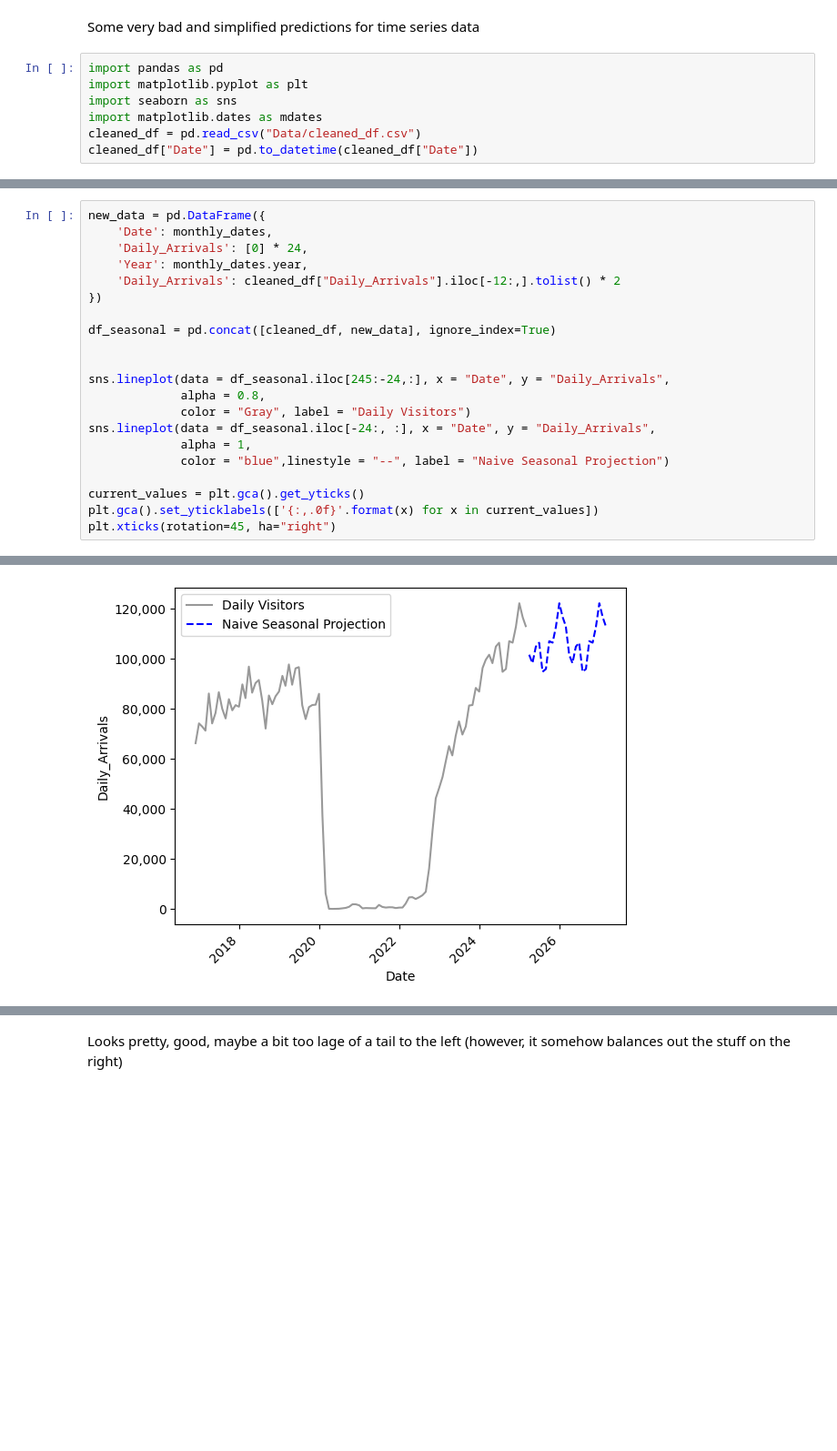
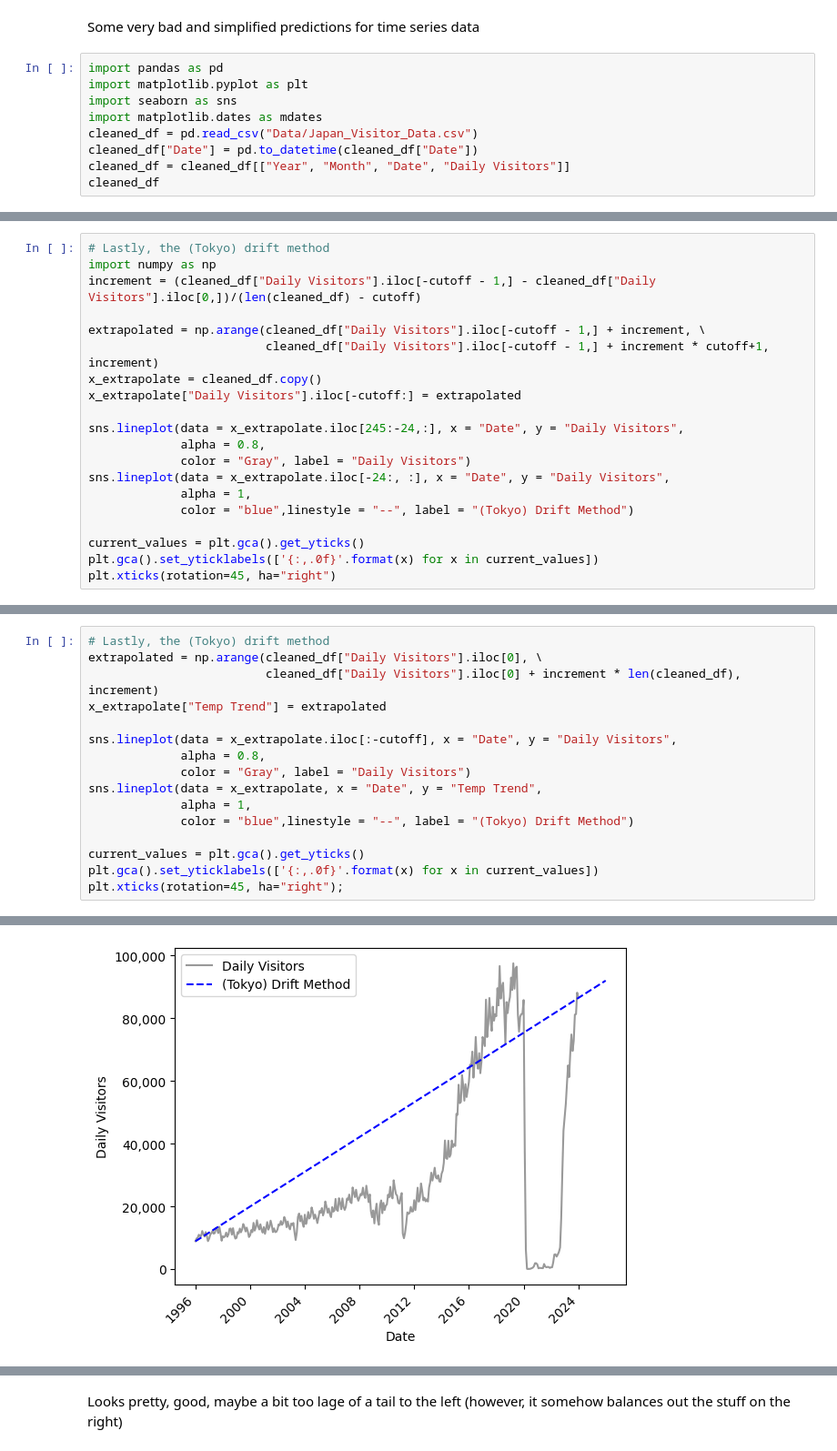
Before and after one commit to Millerz8/Joe_Japan_Tourism, a Jupyter notebook: testing_simple_predictions.ipynb, the cells around one changed output, grey strips where cells are left out. Shown at 91% size. Cells and saved outputs as stored; diff of their text form; blank space fills up the shorter version.

```diff
--- a/testing_simple_predictions.ipynb
+++ b/testing_simple_predictions.ipynb
@@ -5,5 +5,7 @@ import pandas as pd
 import matplotlib.pyplot as plt
 import seaborn as sns
 import matplotlib.dates as mdates
-cleaned_df = pd.read_csv("Data/cleaned_df.csv")
+cleaned_df = pd.read_csv("Data/Japan_Visitor_Data.csv")
 cleaned_df["Date"] = pd.to_datetime(cleaned_df["Date"])
+cleaned_df = cleaned_df[["Year", "Month", "Date", "Daily Visitors"]]
+cleaned_df
@@ -144,0 +206,20 @@ plt.xticks(rotation=45, ha="right")
+# %%
+# Lastly, the (Tokyo) drift method
+import numpy as np
+increment = (cleaned_df["Daily Visitors"].iloc[-cutoff - 1,] - cleaned_df["Daily Visitors"].iloc[0,])/(len(cleaned_df) - cutoff)
+
+extrapolated = np.arange(cleaned_df["Daily Visitors"].iloc[-cutoff - 1,] + increment, \
+                         cleaned_df["Daily Visitors"].iloc[-cutoff - 1,] + increment * cutoff+1, increment)
+x_extrapolate = cleaned_df.copy()
+x_extrapolate["Daily Visitors"].iloc[-cutoff:] = extrapolated
+
+sns.lineplot(data = x_extrapolate.iloc[245:-24,:], x = "Date", y = "Daily Visitors",
+             alpha = 0.8,
+             color = "Gray", label = "Daily Visitors")
+sns.lineplot(data = x_extrapolate.iloc[-24:, :], x = "Date", y = "Daily Visitors",
+             alpha = 1,
+             color = "blue",linestyle = "--", label = "(Tokyo) Drift Method")
+
+current_values = plt.gca().get_yticks()
+plt.gca().set_yticklabels(['{:,.0f}'.format(x) for x in current_values])
+plt.xticks(rotation=45, ha="right")
@@ -145,22 +246,17 @@ plt.xticks(rotation=45, ha="right")
 # %%
-new_data = pd.DataFrame({
-    'Date': monthly_dates,
-    'Daily_Arrivals': [0] * 24,
-    'Year': monthly_dates.year,
-    'Daily_Arrivals': cleaned_df["Daily_Arrivals"].iloc[-12:,].tolist() * 2
-})
+# Lastly, the (Tokyo) drift method
+extrapolated = np.arange(cleaned_df["Daily Visitors"].iloc[0], \
+                         cleaned_df["Daily Visitors"].iloc[0] + increment * len(cleaned_df), increment)
+x_extrapolate["Temp Trend"] = extrapolated
 
-df_seasonal = pd.concat([cleaned_df, new_data], ignore_index=True)
-
-
-sns.lineplot(data = df_seasonal.iloc[245:-24,:], x = "Date", y = "Daily_Arrivals",
+sns.lineplot(data = x_extrapolate.iloc[:-cutoff], x = "Date", y = "Daily Visitors",
              alpha = 0.8,
              color = "Gray", label = "Daily Visitors")
-sns.lineplot(data = df_seasonal.iloc[-24:, :], x = "Date", y = "Daily_Arrivals",
+sns.lineplot(data = x_extrapolate, x = "Date", y = "Temp Trend",
              alpha = 1,
-             color = "blue",linestyle = "--", label = "Naive Seasonal Projection")
+             color = "blue",linestyle = "--", label = "(Tokyo) Drift Method")
 
 current_values = plt.gca().get_yticks()
 plt.gca().set_yticklabels(['{:,.0f}'.format(x) for x in current_values])
-plt.xticks(rotation=45, ha="right")
+plt.xticks(rotation=45, ha="right");
 # %% [output]
@@ -175 +263 @@ plt.xticks(rotation=45, ha="right")
-[figure, old version]
+[figure, new version]
```
Also changed, not shown: parts of 18 cells of this notebook, 10 other files.
